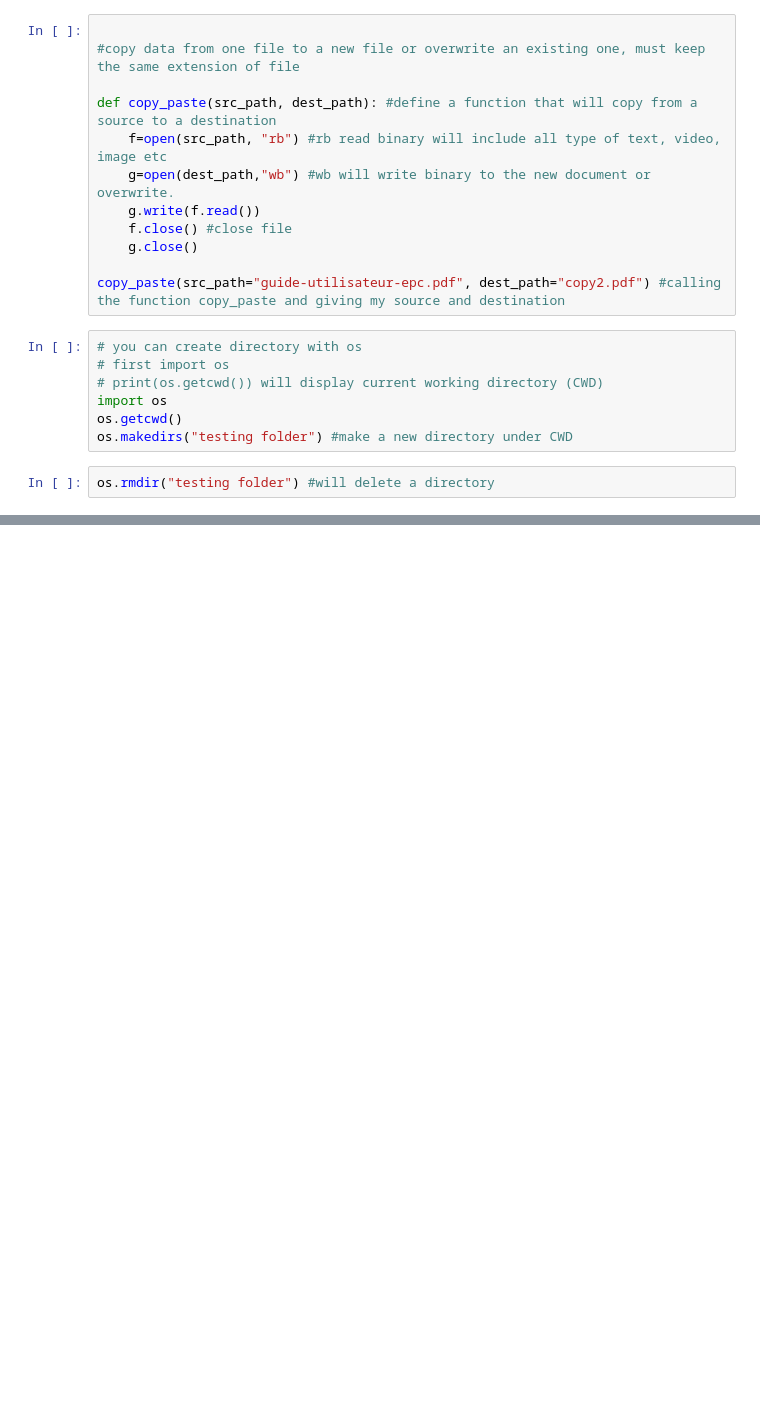
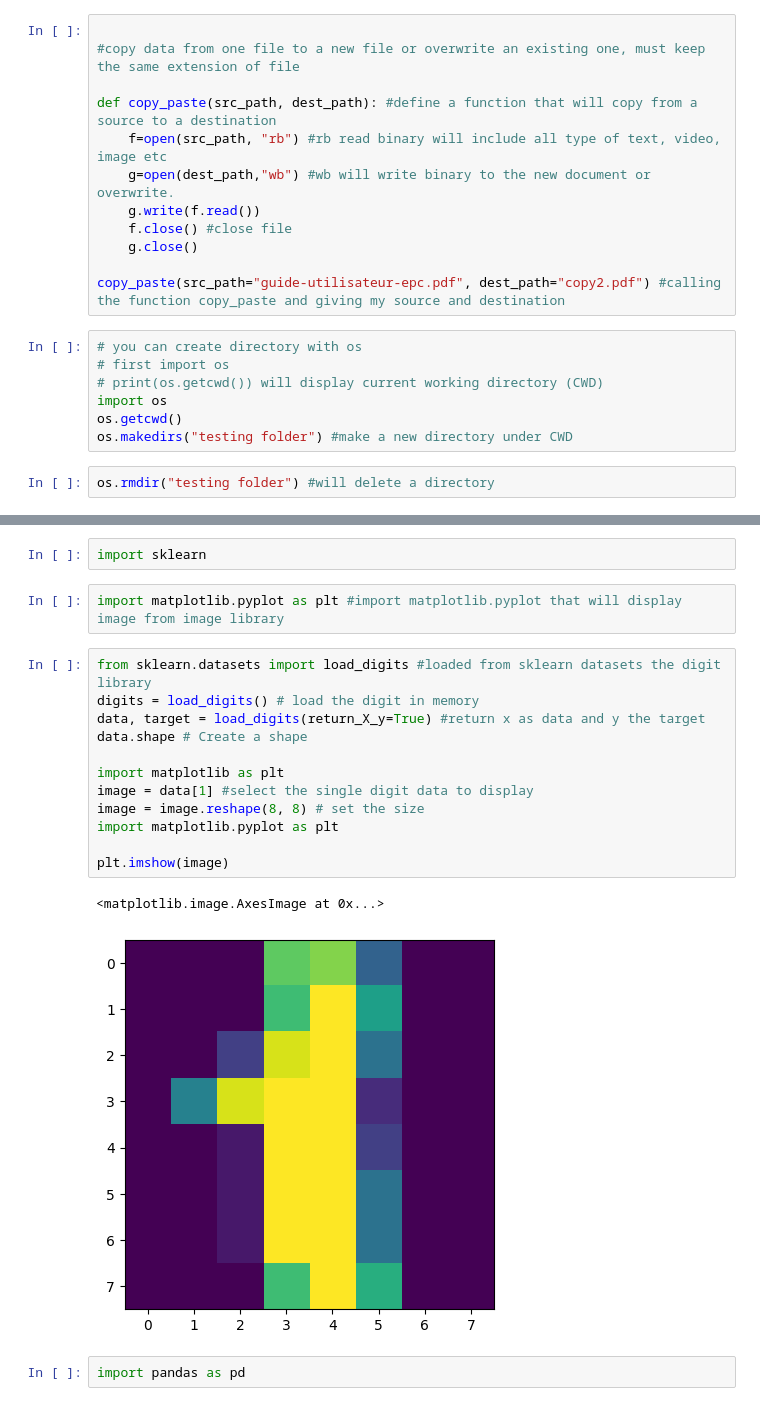
Before and after one commit to jopoirier17-jpg/Intro-to-Python, a Jupyter notebook: Week1.ipynb, the cells around one changed output, grey strips where cells are left out. Drawn from its saved outputs; the diff is of its cells as text; blank space fills up the shorter version.

```diff
--- a/Week1.ipynb
+++ b/Week1.ipynb
@@ -627,0 +1044,21 @@ os.rmdir("testing folder") #will delete a directory
+# %%
+import sklearn
+# %%
+import matplotlib.pyplot as plt #import matplotlib.pyplot that will display image from image library
+# %%
+from sklearn.datasets import load_digits #loaded from sklearn datasets the digit library
+digits = load_digits() # load the digit in memory
+data, target = load_digits(return_X_y=True) #return x as data and y the target
+data.shape # Create a shape
+
+import matplotlib as plt
+image = data[1] #select the single digit data to display
+image = image.reshape(8, 8) # set the size
+import matplotlib.pyplot as plt
+
+plt.imshow(image)
+# %% [output]
+<matplotlib.image.AxesImage at 0x...>
+[figure, added]
+# %%
+import pandas as pd
```
Also changed, not shown: parts of 17 cells of this notebook, 4 other files.
